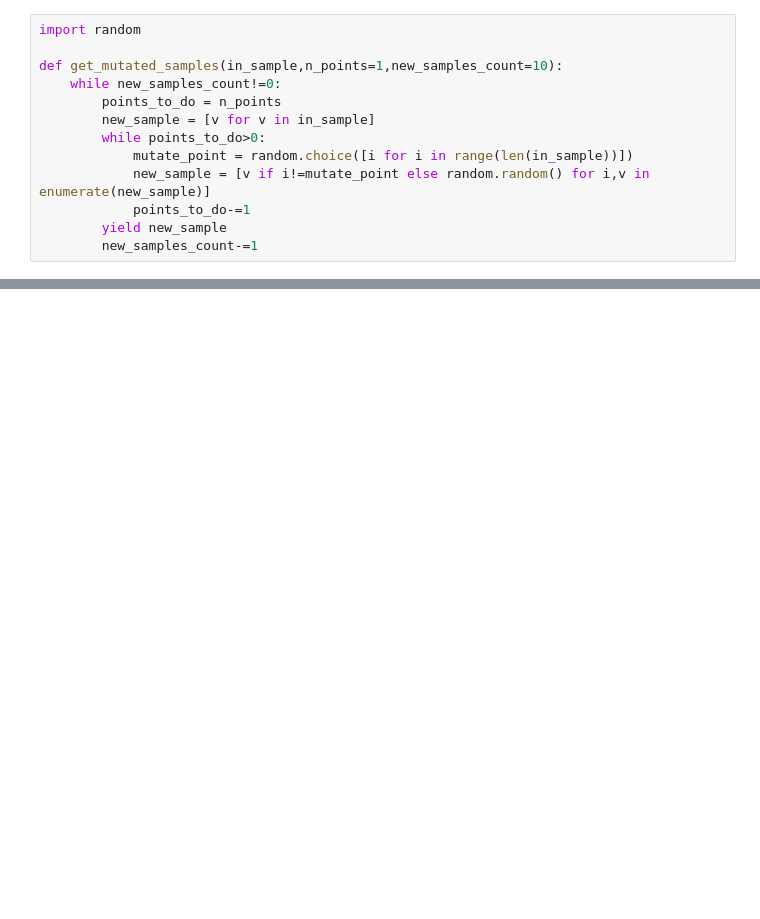
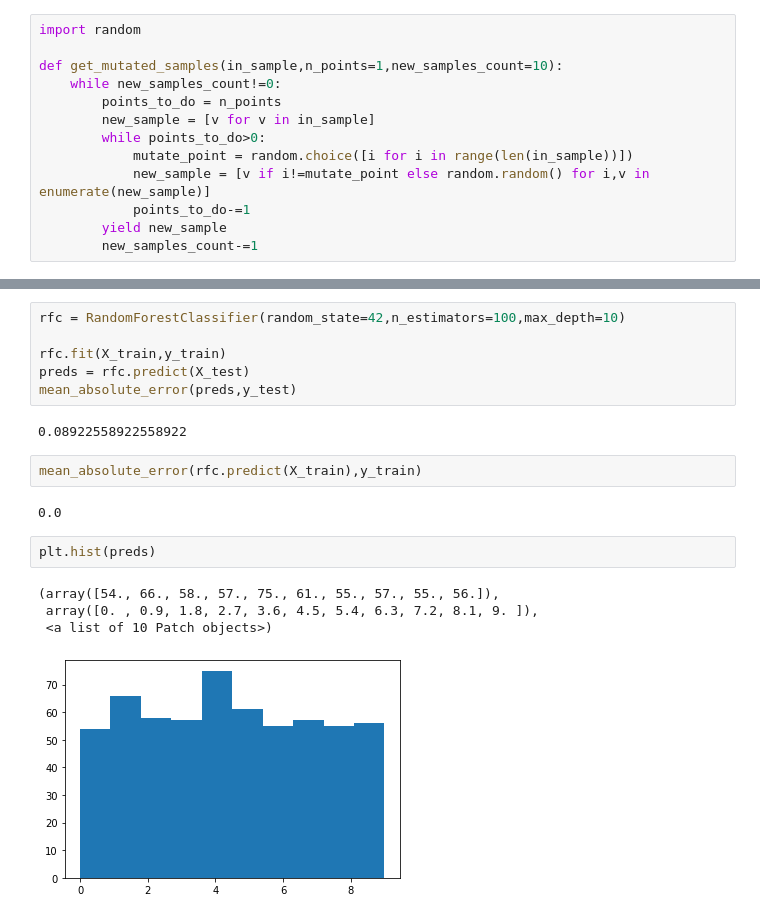
Before and after one commit to eugtsa/cartesian_genetics, a Jupyter notebook: jupyter/01_iris_check.ipynb, the cells around one changed output, grey strips where cells are left out. Saved outputs shown, nothing was run; the diff lists cells and outputs as text; blank space fills up the shorter version.

```diff
--- a/jupyter/01_iris_check.ipynb
+++ b/jupyter/01_iris_check.ipynb
@@ -148,0 +310,19 @@ top_genome
+# %%
+rfc = RandomForestClassifier(random_state=42,n_estimators=100,max_depth=10)
+
+rfc.fit(X_train,y_train)
+preds = rfc.predict(X_test)
+mean_absolute_error(preds,y_test)
+# %% [output]
+0.08922558922558922
+# %%
+mean_absolute_error(rfc.predict(X_train),y_train)
+# %% [output]
+0.0
+# %%
+plt.hist(preds)
+# %% [output]
+(array([54., 66., 58., 57., 75., 61., 55., 57., 55., 56.]),
+ array([0. , 0.9, 1.8, 2.7, 3.6, 4.5, 5.4, 6.3, 7.2, 8.1, 9. ]),
+ <a list of 10 Patch objects>)
+[figure, added]
```
Also changed, not shown: parts of 23 cells of this notebook.
